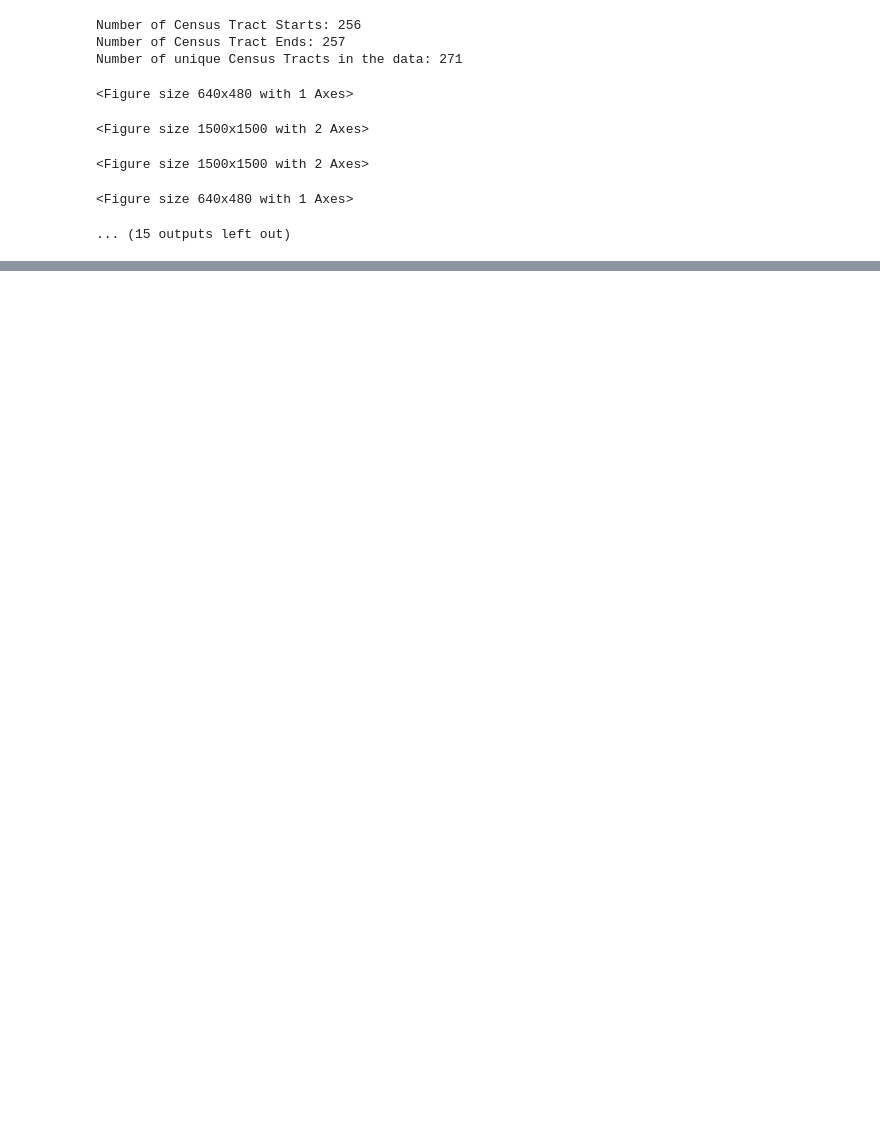
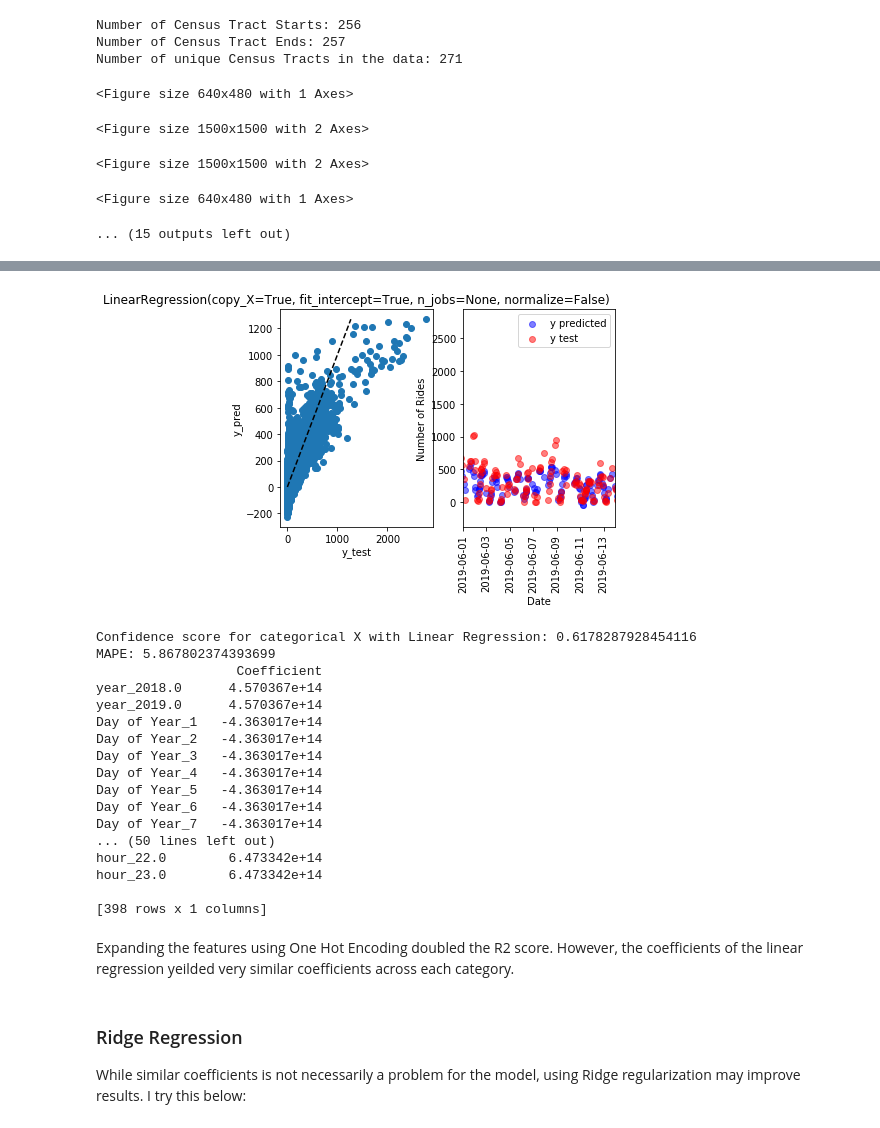
Before and after one commit to trevbhatt/predicting_scooter_utilization, a Jupyter notebook: machine_learning_analysis.ipynb, the cells around one changed output, grey strips where cells are left out. Drawn from its saved outputs; the diff is of its cells as text; code cells hidden in the pictures; blank space fills up the shorter version.

```diff
--- a/machine_learning_analysis.ipynb
+++ b/machine_learning_analysis.ipynb
@@ -209,0 +65,36 @@ Confidence score for categorical X with Linear Regression: 0.47224404895226857
+# %%
+# create a row for every hour
+def ct_by_hour(df, census_tract, sample='H', end=False):
+    '''Returns dataframe with the number of rides per hour
+    df: DataFrame--the source DataFrame (i.e. scooters)
+    census_tract: String--the census tract number
+    sample: String--the desired sample rate (see pandas.DataFrame.resample documentation)
+    end: boolean--If true, use census tract end for resampling'''
+
+    if end:
+        ct_df = pd.DataFrame(df[df['Census Tract End']==census_tract])
+    else:
+        ct_df = pd.DataFrame(df[df['Census Tract Start']==census_tract])
+
+    # add a n column to sample
+    ct_df['n'] = 1
+
+    # resample at sample rate.  Use mean for distance/duration.  Also use mean to preserve datetime related values.
+    # Use sum for n
+    ct_df = ct_df.set_index('Start Time').resample(sample).agg({'Trip Duration': np.mean,
+                                                               'Trip Distance': np.mean,
+                                                               'Month': np.mean,
+                                                               'Day of Week': np.mean,
+                                                               'Hour': np.mean,
+                                                               'Year': np.mean,
+                                                               'n': np.sum})
+
+
+    # drop nas
+    ct_df = ct_df.dropna()
+
+    # Add day of month
+    ct_df['Day of Year'] = ct_df.index.dayofyear
+
+    # Return date and time columns.  Don't use duration and distance, as they would make better targets
+    return ct_df[['Year', 'Day of Year', 'Day of Week', 'Hour', 'n']]
@@ -209,0 +223,31 @@ Confidence score for categorical X with Linear Regression: 0.47224404895226857
+# %%
+# Run the classifier on 3 census tracts
+reg, coeff = expanded_linreg('48453001100')
+# expanded_linreg('48453000601')
+# expanded_linreg('48453000603')
+
+print(coeff)
+# %% [output]
+[figure, added]
+Confidence score for categorical X with Linear Regression: 0.6178287928454116
+MAPE: 5.867802374393699
+                  Coefficient
+year_2018.0      4.570367e+14
+year_2019.0      4.570367e+14
+Day of Year_1   -4.363017e+14
+Day of Year_2   -4.363017e+14
+Day of Year_3   -4.363017e+14
+Day of Year_4   -4.363017e+14
+Day of Year_5   -4.363017e+14
+Day of Year_6   -4.363017e+14
+Day of Year_7   -4.363017e+14
+... (50 lines left out)
+hour_22.0        6.473342e+14
+hour_23.0        6.473342e+14
+
+[398 rows x 1 columns]
+# %% [markdown]
+Expanding the features using One Hot Encoding doubled the R2 score.  However, the coefficients of the linear regression yeilded very similar coefficients across each category.
+# %% [markdown]
+### Ridge Regression
+While similar coefficients is not necessarily a problem for the model, using Ridge regularization may improve results.  I try this below:
```
Also changed, not shown: parts of 70 cells of this notebook.
